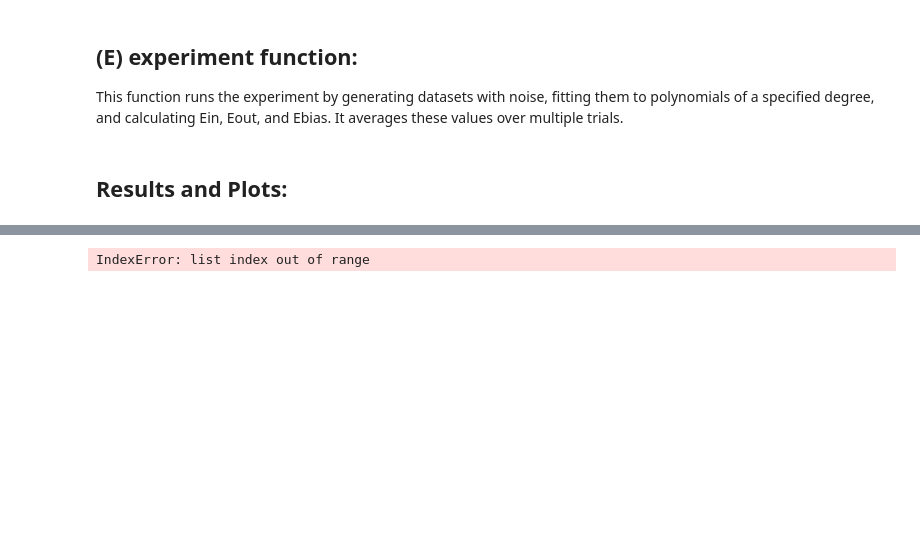
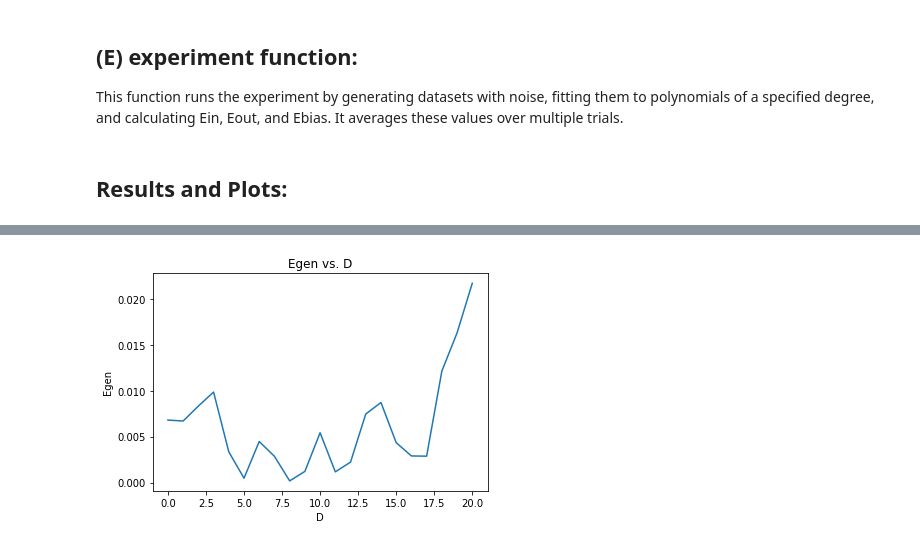
Before and after one commit to Jayshil-Patel/DLRL, a Jupyter notebook: new_noregd.ipynb, the cells around one changed output, grey strips where cells are left out. Saved outputs shown, nothing was run; the diff lists cells and outputs as text; code cells hidden in the pictures; blank space fills up the shorter version.

```diff
--- a/new_noregd.ipynb
+++ b/new_noregd.ipynb
@@ -320,18 +320,14 @@ plt.show()
-# %%
-N=[2,5,10,20,50,100,200]
-D= [_ for _ in range(21)]
-SD = [0.01,0.1,1]
-
-results=[[[ [] for x in range(len(N))] for x in range(len(D))]for x in range(len(SD))]
-
-for i in  range(len(N)):
-    for j in range(len(D)):
-        for k in range(len(SD)):
-            Einav,Eoutav,Ebias,Egen = experiment(N[i],SD[k],D[j],3)
-            results[i][j][k].append(Einav)
-            results[i][j][k].append(Eoutav)
-            results[i][j][k].append(Ebias)
-
-print(results)
-# %% [output]
-IndexError: list index out of range
+# %%
+N = 200
+res=[]
+D = [_ for _ in range(21)]
+for d in D:
+    Ein_avg, Eout_avg, Ebias, Egen = experiment(n,0.2,d,3)
+    res.append(Egen)
+plt.plot(D,res)
+plt.xlabel('D')
+plt.ylabel('Egen')
+plt.title('Egen vs. D')
+plt.show()
+# %% [output]
+[figure, added]
```
Also changed, not shown: parts of 4 cells of this notebook, 3 other files.
